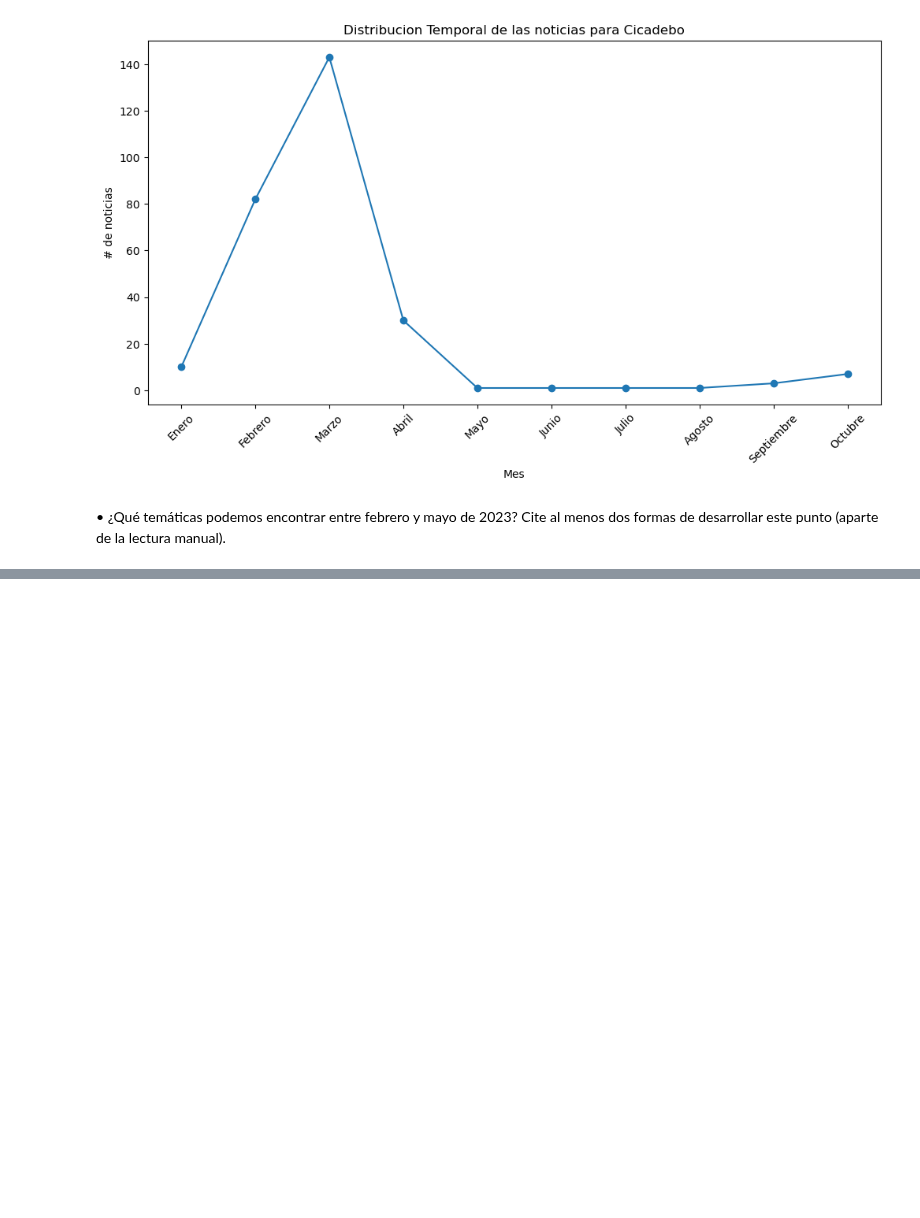
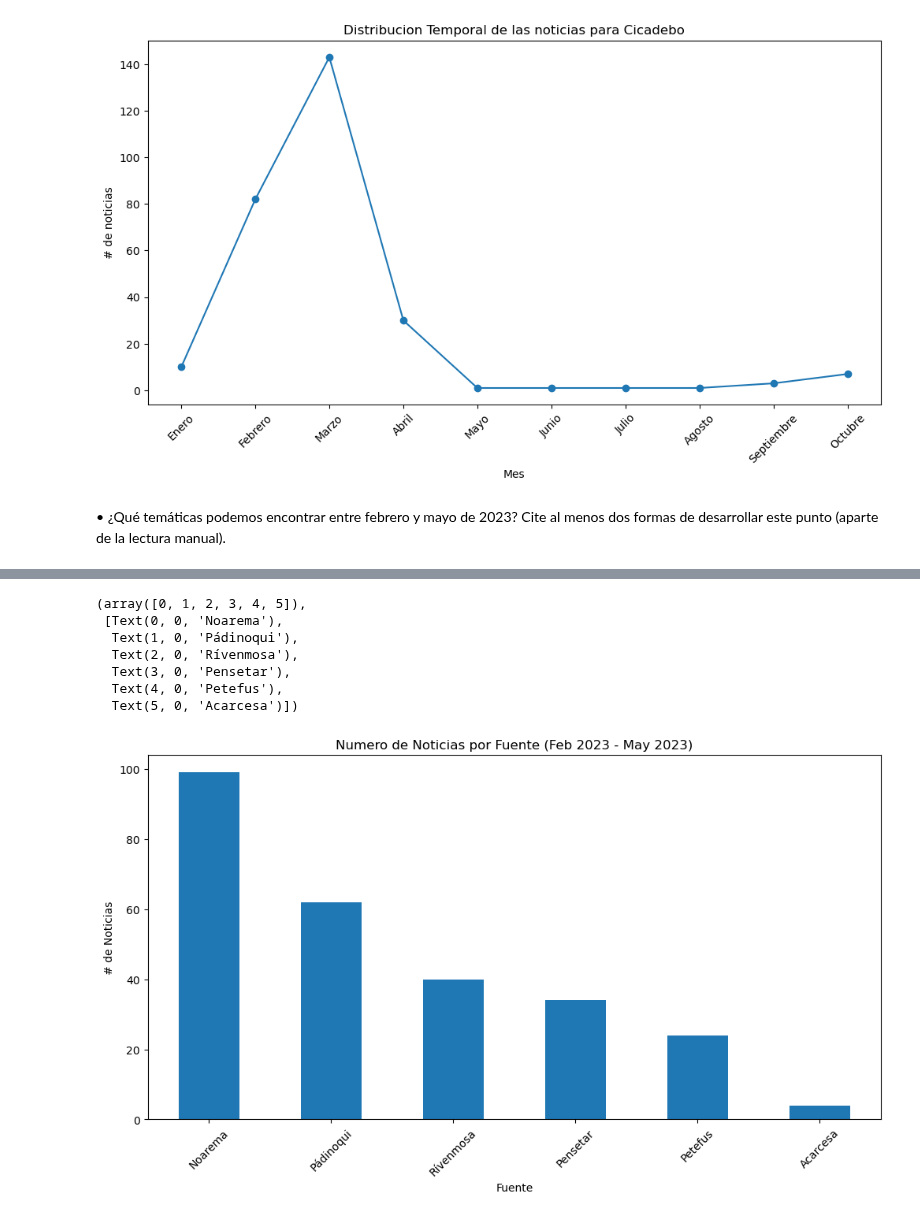
Before and after one commit to 0Ellias0/accenture_study_case, a Jupyter notebook: solution.ipynb, the cells around one changed output, grey strips where cells are left out. Drawn from its saved outputs; the diff is of its cells as text; code cells hidden in the pictures; blank space fills up the shorter version.

```diff
--- a/solution.ipynb
+++ b/solution.ipynb
@@ -231,0 +222,22 @@ de la lectura manual).
+# %%
+# Metodo 1
+
+
+df_cicadebo = df[df['Empresa'] == 'Cicadebo']
+
+
+df_cicadebo['Fecha Publicacion'] = pd.to_datetime(df_cicadebo['Fecha Publicacion'],format='mixed')
+
+# definir el rango de las noticias de Cicadebo entre Febrero y Mayo de 2023
+
+fecha_inicio = pd.to_datetime('2023-02-01')
+fecha_fin = pd.to_datetime('2023-05-31')
+
+# Filtrar el Dataset con las noticias que este entre Febrero y Mayo de 2023
+df_febrero_mayo = df_cicadebo[(df_cicadebo['Fecha Publicacion'] >= fecha_inicio) & (df_cicadebo['Fecha Publicacion'] <= fecha_fin)]
+
+#Conteo de temas entre el mes de Febrero y Mayo de 2023
+temas = df_febrero_mayo['Tema'].str.split(',').explode().str.strip().value_counts()
+
+print("Temas de Cicadebo en sus noticias entre Febrero y Mayo de 2023: ")
+print(temas)
@@ -231,0 +330,5 @@ de la lectura manual).
+# %%
+# Conteo de las fuentes que publicaron las noticias de Cicadebo entre Feb - May 2023
+
+Fuente = df_febrero_mayo['Fuente'].value_counts()
+Fuente
@@ -231,0 +344,18 @@ de la lectura manual).
+# %%
+# Graficamos
+
+plt.figure(figsize=(12,6))
+Fuente.plot(kind='bar')
+plt.title('Numero de Noticias por Fuente (Feb 2023 - May 2023)')
+plt.xlabel('Fuente')
+plt.ylabel('# de Noticias')
+plt.xticks(rotation=45)
+# %% [output]
+(array([0, 1, 2, 3, 4, 5]),
+ [Text(0, 0, 'Noarema'),
+  Text(1, 0, 'Pádinoqui'),
+  Text(2, 0, 'Rívenmosa'),
+  Text(3, 0, 'Pensetar'),
+  Text(4, 0, 'Petefus'),
+  Text(5, 0, 'Acarcesa')])
+[figure, added]
```
Also changed, not shown: parts of 57 cells of this notebook, 2 other files.
